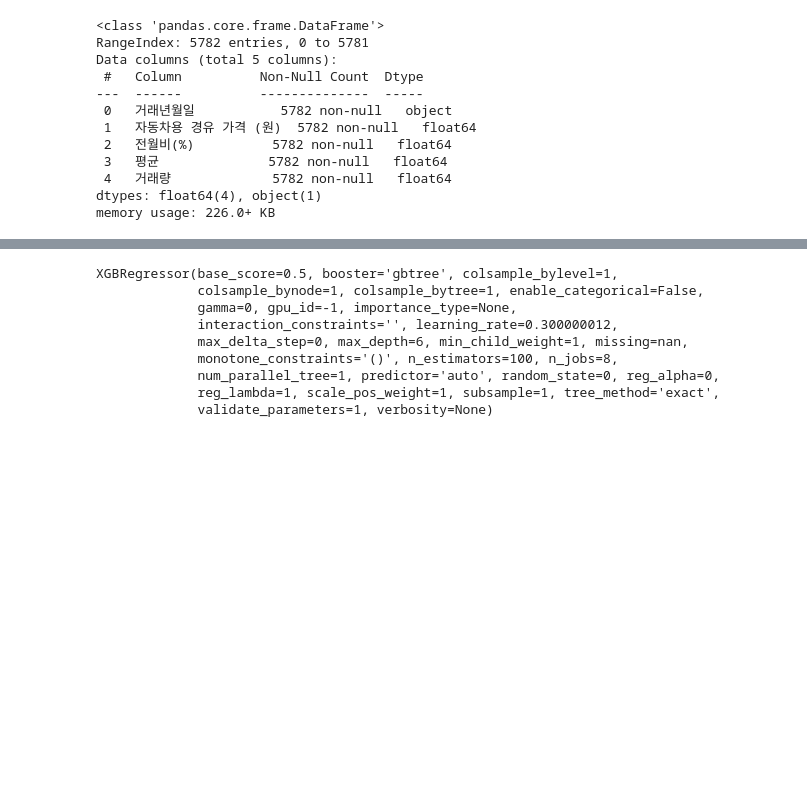
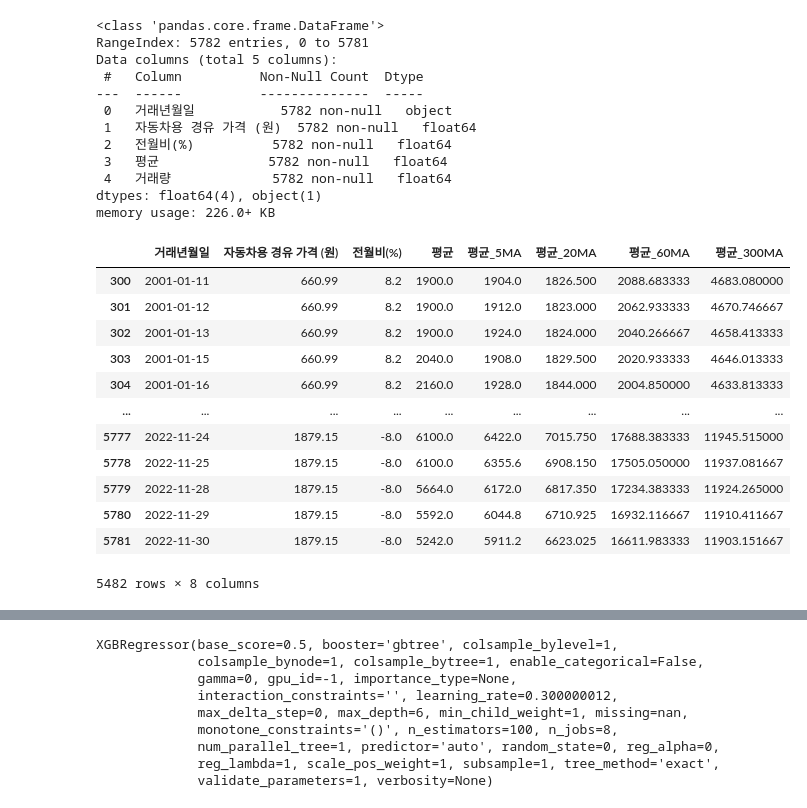
Before and after one commit to Kim-Hyunah/Final_Predict_Agricultural, a Jupyter notebook: predict_price_hy_edit.ipynb, the cells around one changed output, grey strips where cells are left out. Cells and saved outputs as stored; diff of their text form; code cells hidden in the pictures; blank space fills up the shorter version.

```diff
--- a/predict_price_hy_edit.ipynb
+++ b/predict_price_hy_edit.ipynb
@@ -51,18 +51,48 @@ memory usage: 226.0+ KB
 # print(data.corr(method='spearman'))
 # print(data.corr(method='pearson'))
 # %%
-# 평균을 이용해서 컬럼 추가 5일이동평균, 20일이동평균, 60일이동평균, 300일이동평균
-data['5일이동평균'] = data['평균'].rolling(window=5).mean()
-data['20일이동평균'] = data['평균'].rolling(window=20).mean()
-data['60일이동평균'] = data['평균'].rolling(window=60).mean()
-data['300일이동평균'] = data['평균'].rolling(window=300).mean()
+# # 평균을 이용해서 컬럼 추가 5일이동평균, 20일이동평균, 60일이동평균, 300일이동평균
+# data['5일이동평균'] = data['평균'].rolling(window=5).mean()
+# data['20일이동평균'] = data['평균'].rolling(window=20).mean()
+# data['60일이동평균'] = data['평균'].rolling(window=60).mean()
+# data['300일이동평균'] = data['평균'].rolling(window=300).mean()
 
-# 거래량 컬럼 제거
-data = data.drop(['거래량'], axis=1)
+# # 거래량 컬럼 제거
+# data = data.drop(['거래량'], axis=1)
 
-# 결측치 있는 행 제거
-data = data.dropna()
-data.reset_index(drop=True, inplace=True)
+# # 결측치 있는 행 제거
+# data = data.dropna()
+# data.reset_index(drop=True, inplace=True)
+# %%
+# "배추가격"의 이동평균을 # 코드를 함수로 만든다. 당일 제외
+def make_ma(df, col, ma_list):
+    for ma in ma_list:
+        df[col + '_' + str(ma) + 'MA'] = df[col].rolling(window=ma).mean().shift(1)
+    return df
+
+# "배추가격"의 이동평균을 구한다
+data = make_ma(data, '평균', [5, 20, 60, 300])
+
+# # 거래량 컬럼 제거
+data = data.drop(['거래량'], axis=1)
+
+# "배추가격_N" 컬럼의 결측치를 제거한다
+data = data.dropna()
+data
+# %% [output]
+|  | 거래년월일 | 자동차용 경유 가격 (원) | 전월비(%) | 평균 | 평균_5MA | 평균_20MA | 평균_60MA | 평균_300MA |
+| 300 | 2001-01-11 | 660.99 | 8.2 | 1900.0 | 1904.0 | 1826.500 | 2088.683333 | 4683.080000 |
+| 301 | 2001-01-12 | 660.99 | 8.2 | 1900.0 | 1912.0 | 1823.000 | 2062.933333 | 4670.746667 |
+| 302 | 2001-01-13 | 660.99 | 8.2 | 1900.0 | 1924.0 | 1824.000 | 2040.266667 | 4658.413333 |
+| 303 | 2001-01-15 | 660.99 | 8.2 | 2040.0 | 1908.0 | 1829.500 | 2020.933333 | 4646.013333 |
+| 304 | 2001-01-16 | 660.99 | 8.2 | 2160.0 | 1928.0 | 1844.000 | 2004.850000 | 4633.813333 |
+| ... | ... | ... | ... | ... | ... | ... | ... | ... |
+| 5777 | 2022-11-24 | 1879.15 | -8.0 | 6100.0 | 6422.0 | 7015.750 | 17688.383333 | 11945.515000 |
+| 5778 | 2022-11-25 | 1879.15 | -8.0 | 6100.0 | 6355.6 | 6908.150 | 17505.050000 | 11937.081667 |
+| 5779 | 2022-11-28 | 1879.15 | -8.0 | 5664.0 | 6172.0 | 6817.350 | 17234.383333 | 11924.265000 |
+| 5780 | 2022-11-29 | 1879.15 | -8.0 | 5592.0 | 6044.8 | 6710.925 | 16932.116667 | 11910.411667 |
+| 5781 | 2022-11-30 | 1879.15 | -8.0 | 5242.0 | 5911.2 | 6623.025 | 16611.983333 | 11903.151667 |
+5482 rows × 8 columns
 # %%
 # data 거래년월일 컬럼을 2022-10-30 까지만 사용
 train = data[data['거래년월일'] <= '2022-10-31']
```
Also changed, not shown: parts of 2 cells of this notebook.
